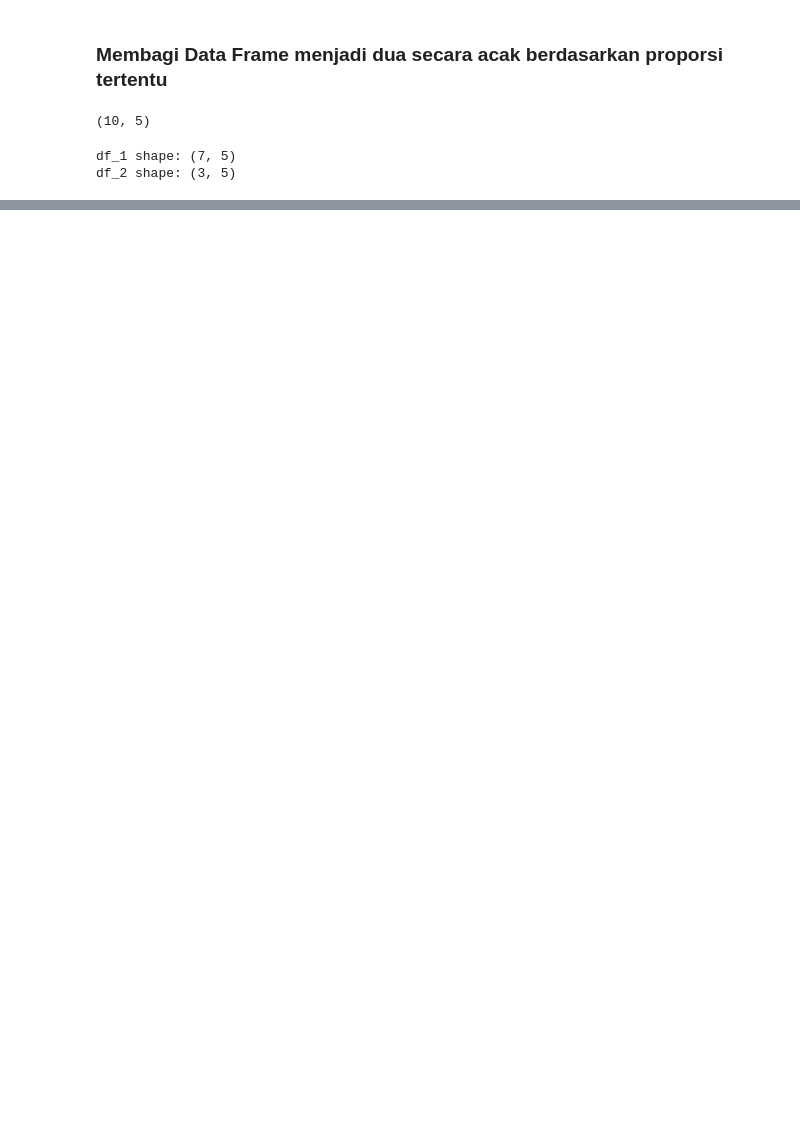
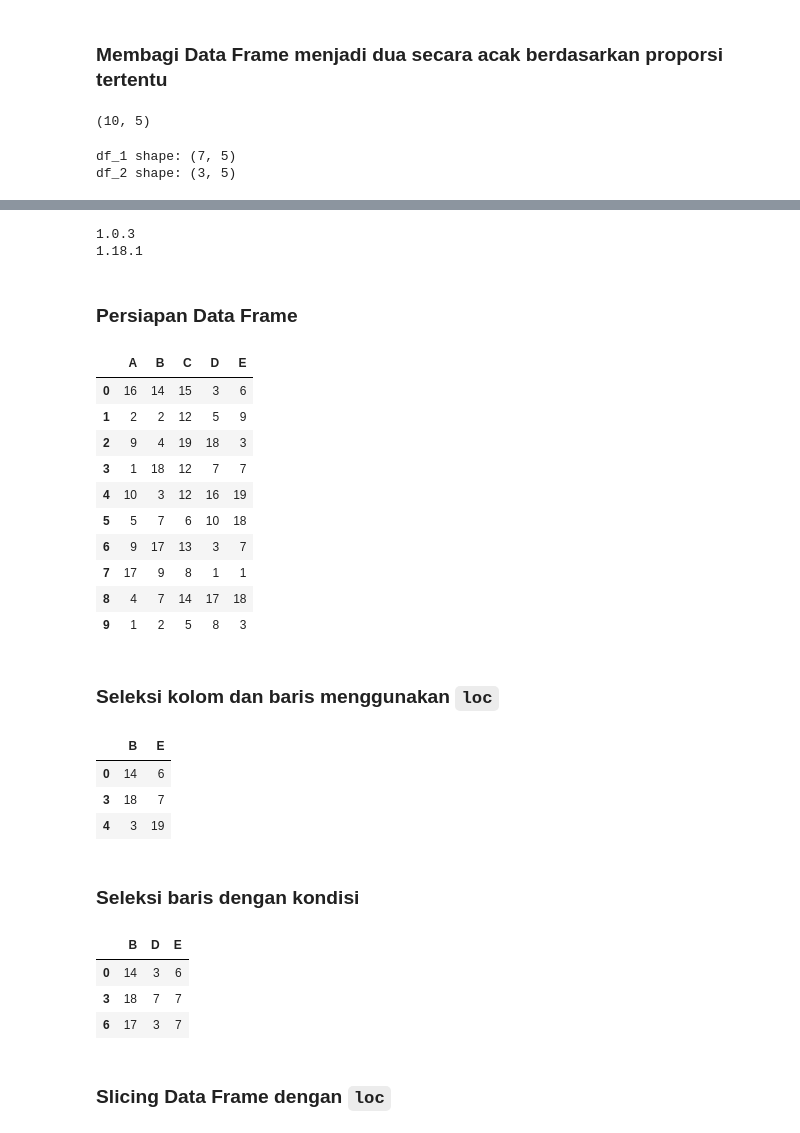
Before and after one commit to boedybios/pandas_tricks, a Jupyter notebook: pandas_tricks.ipynb, the cells around one changed output, grey strips where cells are left out. Drawn from its saved outputs; the diff is of its cells as text; code cells hidden in the pictures; blank space fills up the shorter version.

```diff
--- a/pandas_tricks.ipynb
+++ b/pandas_tricks.ipynb
@@ -464,0 +697,51 @@ df_2
+# %%
+import pandas as pd
+import numpy as np
+
+print(pd.__version__)
+print(np.__version__)
+# %% [output]
+1.0.3
+1.18.1
+# %% [markdown]
+### Persiapan Data Frame
+# %%
+n_rows = 10
+n_cols = 5
+cols = tuple('ABCDE')
+
+df = pd.DataFrame(np.random.randint(1, 20, size=(n_rows, n_cols)),
+                  columns=cols)
+df
+# %% [output]
+|  | A | B | C | D | E |
+| 0 | 16 | 14 | 15 | 3 | 6 |
+| 1 | 2 | 2 | 12 | 5 | 9 |
+| 2 | 9 | 4 | 19 | 18 | 3 |
+| 3 | 1 | 18 | 12 | 7 | 7 |
+| 4 | 10 | 3 | 12 | 16 | 19 |
+| 5 | 5 | 7 | 6 | 10 | 18 |
+| 6 | 9 | 17 | 13 | 3 | 7 |
+| 7 | 17 | 9 | 8 | 1 | 1 |
+| 8 | 4 | 7 | 14 | 17 | 18 |
+| 9 | 1 | 2 | 5 | 8 | 3 |
+# %% [markdown]
+### Seleksi kolom dan baris menggunakan `loc`
+# %%
+df.loc[[0,3,4], ['B','E']]
+# %% [output]
+|  | B | E |
+| 0 | 14 | 6 |
+| 3 | 18 | 7 |
+| 4 | 3 | 19 |
+# %% [markdown]
+### Seleksi baris dengan kondisi
+# %%
+df.loc[df['B']>10, ['B','D','E']]
+# %% [output]
+|  | B | D | E |
+| 0 | 14 | 3 | 6 |
+| 3 | 18 | 7 | 7 |
+| 6 | 17 | 3 | 7 |
+# %% [markdown]
+### Slicing Data Frame dengan `loc`
```
Also changed, not shown: parts of 88 cells of this notebook, 1 other file.
